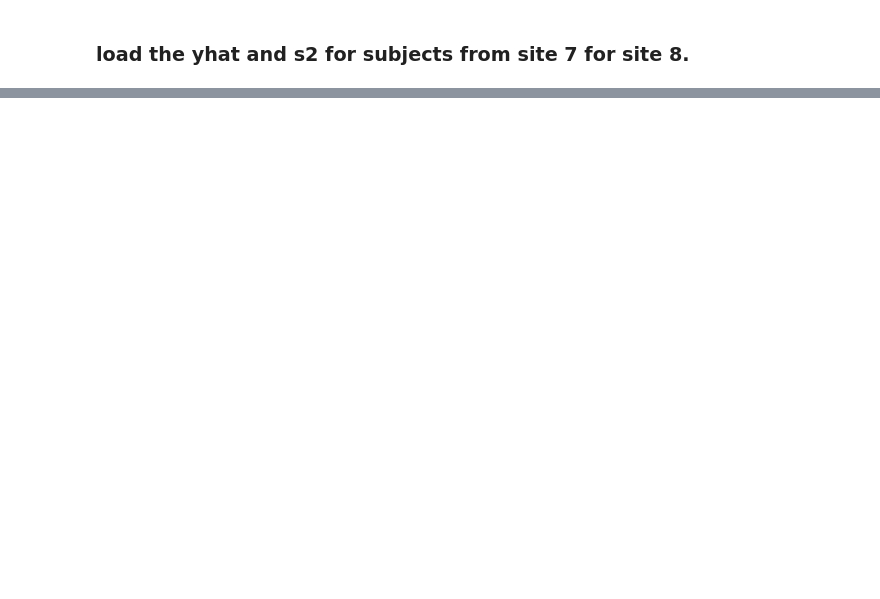
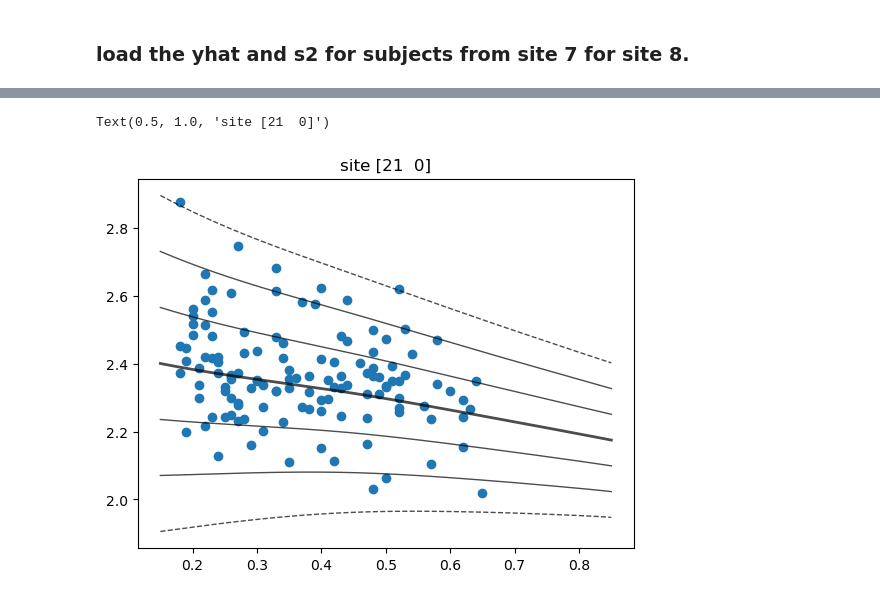
Before and after one commit to predictive-clinical-neuroscience/NM_educational_OHBM24, a Jupyter notebook: slot5_Bayer/03_HBR_site_effects_normative_modelling.ipynb, the cells around one changed output, grey strips where cells are left out. Saved outputs shown, nothing was run; the diff lists cells and outputs as text; code cells hidden in the pictures; blank space fills up the shorter version.

```diff
--- a/slot5_Bayer/03_HBR_site_effects_normative_modelling.ipynb
+++ b/slot5_Bayer/03_HBR_site_effects_normative_modelling.ipynb
@@ -342,0 +601,10 @@ X_test.shape
+# %%
+# load the hold out data
+
+X_adapt = (new_sites_tr['age']/100).to_numpy(dtype=float)
+Y_adapt = new_sites_tr[idps].to_numpy(dtype=float)
+batch_effects_adapt = new_sites_tr[['sitenum','sex']].to_numpy(dtype=int)
+
+X_test_txfr = (new_sites_te['age']/100).to_numpy(dtype=float)
+Y_test_txfr = new_sites_te[idps].to_numpy(dtype=float)
+batch_effects_test_txfr = new_sites_te[['sitenum','sex']].to_numpy(dtype=int)
@@ -384,0 +763,19 @@ ptk.normative.transfer(covfile=testcovfile_path,
+# %%
+# create dummy zscores
+zscores = np.arange(-3,4)[:,np.newaxis]
+
+# We need to provide a matrix of shape [N,d]. In this case d=1, so we need to expand this matrix with a single 'empty' dimension.
+# We can do this by using the np.newaxis in this way.
+# Create sythetic X achsis
+n_synthetic_samples = 200
+synthetic_X = np.linspace(0.15, 0.85, n_synthetic_samples)[:,np.newaxis]
+# choose type of site effect by cerating intercept offset (or not)
+be = np.zeros((n_synthetic_samples,2))
+twenties = np.ones((n_synthetic_samples,1))*21
+be[:,0] = twenties[:,0]
+be=be.astype(int)
+# %%
+nm_transfer1 = ldpkl(os.path.join(txfer_output_path, 'NM_0_0_transfer1.pkl'))
+# %%
+# We generate an object to hold the quantiles
+q = nm_transfer1.get_mcmc_quantiles(synthetic_X, be,  zscores)
@@ -384,0 +785,17 @@ ptk.normative.transfer(covfile=testcovfile_path,
+# %%
+# Plot the data onto the centiles obtained from the transfer model
+
+plt.scatter(X_test_txfr[batch_effects_test_txfr[:,0]==21], Y_test_txfr[(batch_effects_test_txfr[:,0]==21),0])
+for i, v in enumerate(zscores):
+    thickness = 1
+    linestyle = "-"
+    if v == 0:
+        thickness = 2
+    if abs(v) > 2:
+        linestyle = "--"
+    plt.plot(synthetic_X, q[i], linewidth = thickness, linestyle = linestyle, color = 'black', alpha = 0.7)
+
+plt.title('site ' + str(be[0]))
+# %% [output]
+Text(0.5, 1.0, 'site [21  0]')
+[figure, added]
```
Also changed, not shown: parts of 52 cells of this notebook.
